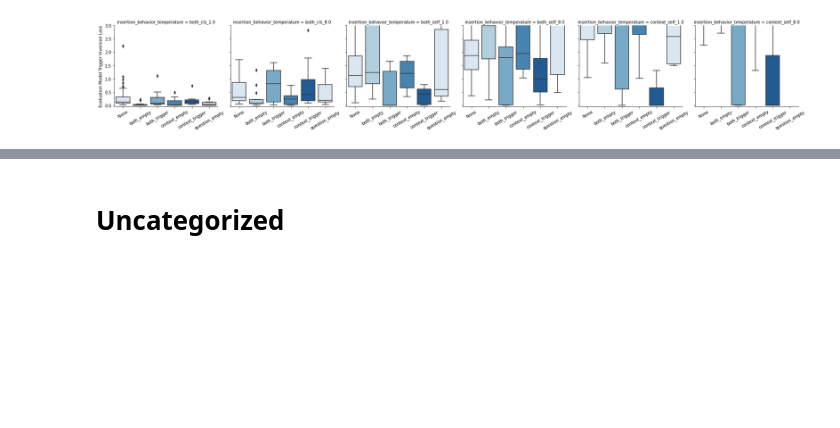
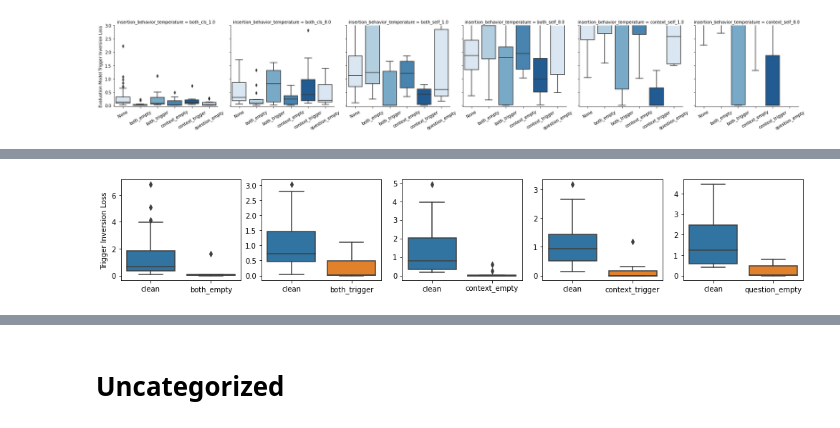
Before and after one commit to utrerf/TrojAI, a Jupyter notebook: NLP/round8/results/viz_results.ipynb, the cells around one changed output, grey strips where cells are left out. Drawn from its saved outputs; the diff is of its cells as text; code cells hidden in the pictures; blank space fills up the shorter version.

```diff
--- a/NLP/round8/results/viz_results.ipynb
+++ b/NLP/round8/results/viz_results.ipynb
@@ -350,0 +353,80 @@ plt.savefig(f'specialized_inversion_works_best.pdf', dpi=2000)
+# %%
+# lambda_1.0_method_discrete_candidates_1_trigger_len_20_rand_starts_3_bs_10_locs_all_beam_1_more_data_True_insertion_both_behavior_cls_temp_1.0_max_iter_100incl_question_grads
+# lambda_1.0_method_discrete_candidates_1_trigger_len_20_rand_starts_3_bs_10_locs_all_beam_1_more_data_True_insertion_both_behavior_self_temp_1.0_max_iter_100incl_question_grads
+# lambda_1.0_method_discrete_candidates_1_trigger_len_20_rand_starts_3_bs_10_locs_all_beam_1_more_data_True_insertion_both_behavior_self_temp_8.0_max_iter_100incl_question_grads
+# lambda_1.0_method_discrete_candidates_1_trigger_len_20_rand_starts_3_bs_10_locs_all_beam_1_more_data_True_insertion_context_behavior_self_temp_1.0_max_iter_100incl_question_grads
+# lambda_1.0_method_discrete_candidates_1_trigger_len_20_rand_starts_3_bs_10_locs_all_beam_1_more_data_True_insertion_context_behavior_self_temp_8.0_max_iter_100incl_question_grads
+
+behavior_map = {
+    'self':'trigger',
+    'cls': 'empty'
+}
+
+# loss
+
+df_list = [get_df(f'lambda_1.0_method_discrete_candidates_1_trigger_len_20_rand_starts_2_bs_10_locs_end_end_beam_1_more_data_True_insertion_{insertion}_behavior_{behavior}_temperature_1.0_max_iter_100', 'Insertion_Behavior', f'{insertion}_{behavior_map[behavior]}')\
+    for behavior, insertion in [['cls', 'both'],['self', 'both'],
+                                ['cls', 'context'],['self', 'context'],
+                                ['cls', 'question']]]
+
+new_df_list = []
+fig, axs = plt.subplots(1, len(df_list), figsize=(14,2.5))
+for i, df in enumerate(df_list):
+    df.loc[:, 'test_eval_loss'] /= df['test_eval_loss'].mean()
+    df = df[df['trigger_option'].str.contains(df['Insertion_Behavior'][0]) | df['trigger_option'].str.contains('None')]
+    df.loc[df['trigger_option']=='None', 'trigger_option'] = 'clean'
+
+    sns.boxplot(data=df, x='trigger_option', y='test_eval_loss', ax=axs[i])
+    axs[i].set_xlabel(None)
+    axs[i].set_ylabel('Trigger Inversion Loss')
+    if i > 0:
+        axs[i].set_ylabel(None)
+
+plt.tight_layout()
+plt.savefig('round8_sep30_trigger_loss.pdf', dpi=2000)
+
+# net asr
+
+df_list = [get_df(f'lambda_1.0_method_discrete_candidates_1_trigger_len_20_rand_starts_2_bs_10_locs_end_end_beam_1_more_data_True_insertion_{insertion}_behavior_{behavior}_temperature_1.0_max_iter_100', 'Insertion_Behavior', f'{insertion}_{behavior_map[behavior]}')\
+    for behavior, insertion in [['cls', 'both'],['self', 'both'],
+                                ['cls', 'context'],['self', 'context'],
+                                ['cls', 'question']]]
+
+fig, axs = plt.subplots(1, len(df_list), figsize=(14,2.5))
+for i, df in enumerate(df_list):
+    df['net_asr'] = df['eval_triggered'] - df['clean_triggered']
+    df = df[df['trigger_option'].str.contains(df['Insertion_Behavior'][0]) | df['trigger_option'].str.contains('None')]
+    df.loc[df['trigger_option']=='None', 'trigger_option'] = 'clean'
+
+    sns.boxplot(data=df, x='trigger_option', y='net_asr', ax=axs[i])
+    axs[i].set_xlabel(None)
+    axs[i].set_ylabel('Net ASR')
+    if i > 0:
+        axs[i].set_ylabel(None)
+
+plt.tight_layout()
+plt.savefig('round8_sep30_net_asr.pdf', dpi=2000)
+
+# eval asr
+
+df_list = [get_df(f'lambda_1.0_method_discrete_candidates_1_trigger_len_20_rand_starts_2_bs_10_locs_end_end_beam_1_more_data_True_insertion_{insertion}_behavior_{behavior}_temperature_1.0_max_iter_100', 'Insertion_Behavior', f'{insertion}_{behavior_map[behavior]}')\
+    for behavior, insertion in [['cls', 'both'],['self', 'both'],
+                                ['cls', 'context'],['self', 'context'],
+                                ['cls', 'question']]]
+
+fig, axs = plt.subplots(1, len(df_list), figsize=(14,2.5))
+for i, df in enumerate(df_list):
+    df['net_asr'] = df['eval_triggered'] - df['clean_triggered']
+    df = df[df['trigger_option'].str.contains(df['Insertion_Behavior'][0]) | df['trigger_option'].str.contains('None')]
+    df.loc[df['trigger_option']=='None', 'trigger_option'] = 'clean'
+
+    sns.boxplot(data=df, x='trigger_option', y='eval_triggered', ax=axs[i])
+    axs[i].set_xlabel(None)
+    axs[i].set_ylabel('Eval ASR')
+    if i > 0:
+        axs[i].set_ylabel(None)
+
+plt.tight_layout()
+plt.savefig('round8_sep30_eval_asr.pdf', dpi=2000)
+# %% [output]
+[figure, added]
```
Also changed, not shown: parts of 28 cells of this notebook, 3 other files.
